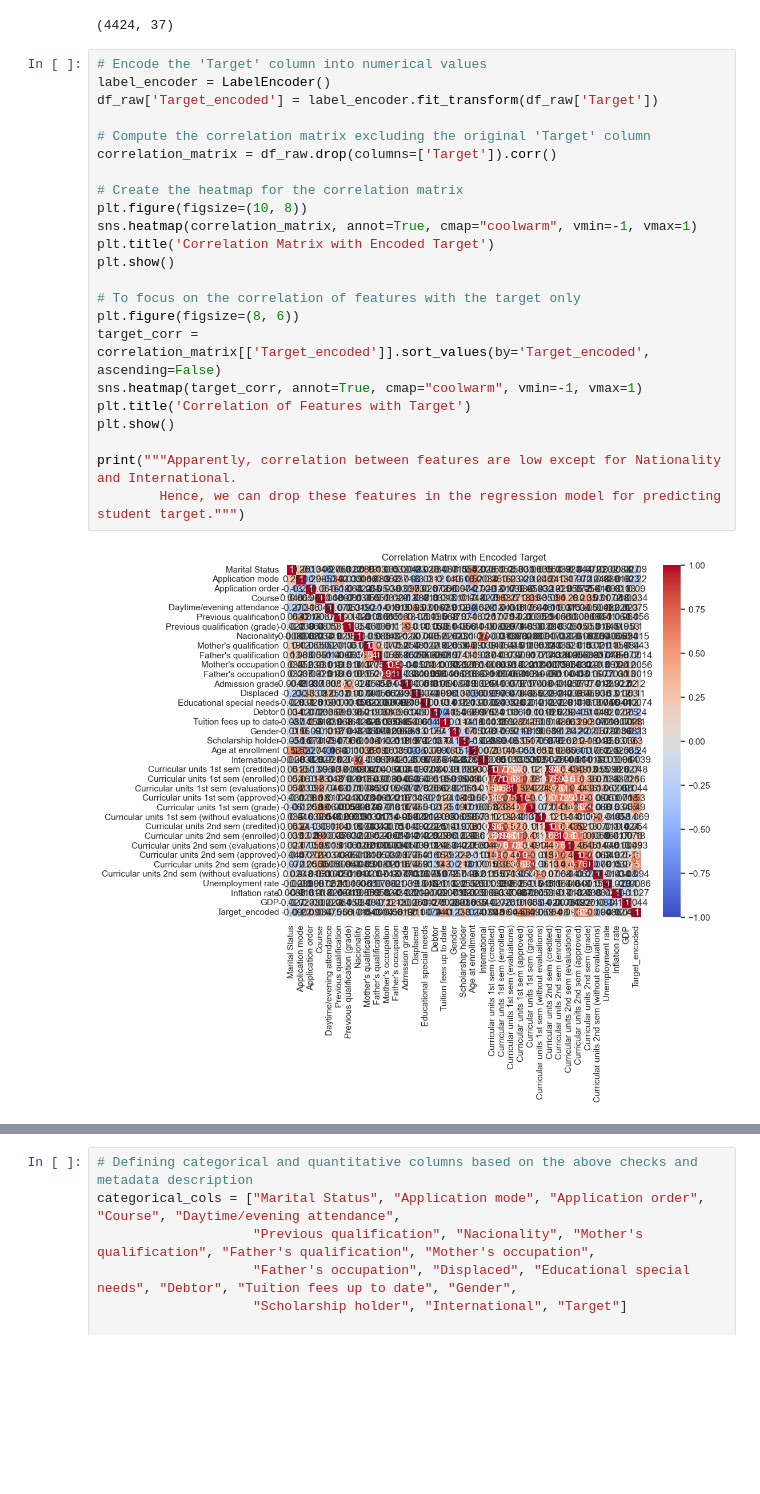
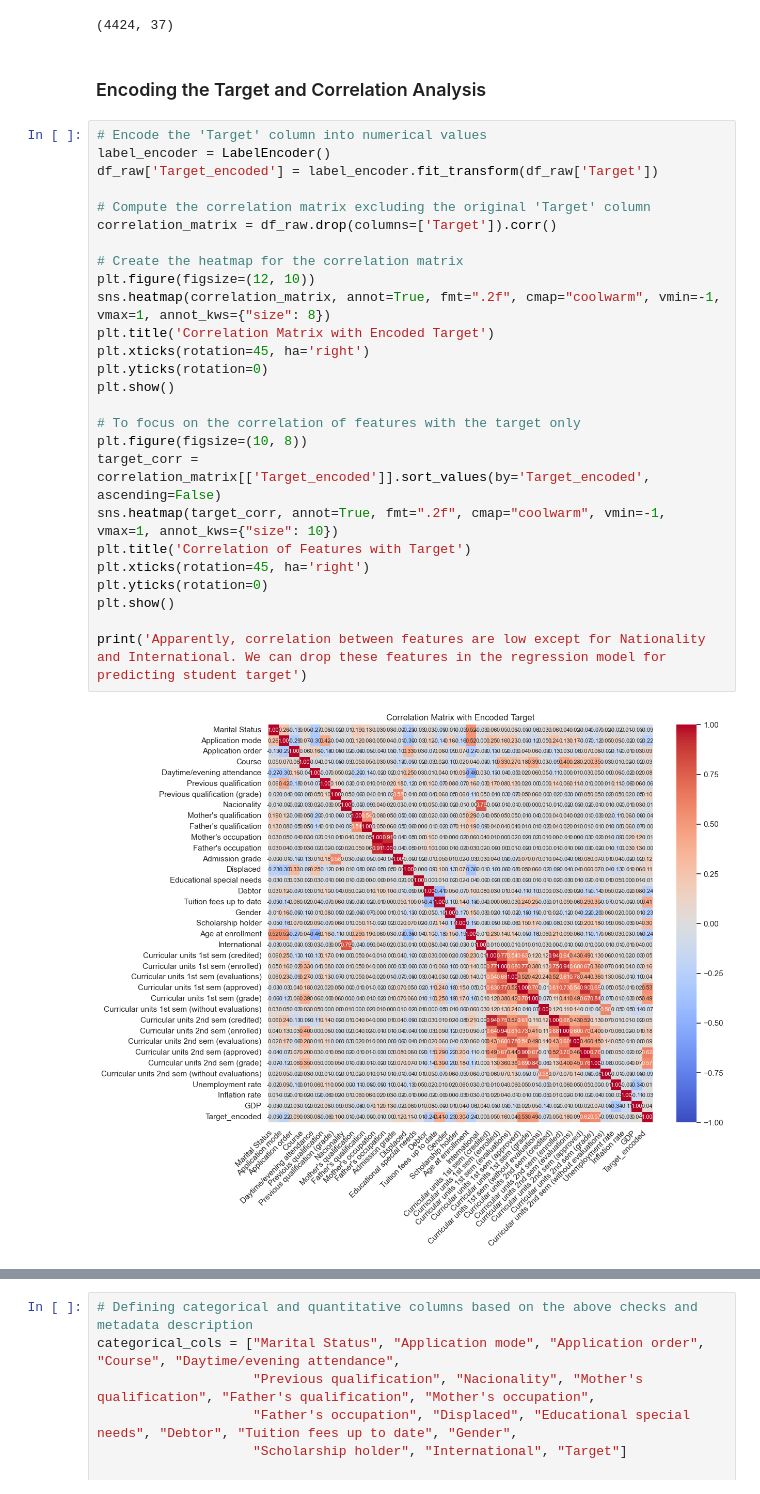
Before and after one commit to youssefhass/ml-predict-student-dropout, a Jupyter notebook: 02_EDA_StudentsDropout.ipynb, the cells around one changed output, grey strips where cells are left out. Cells and saved outputs as stored; diff of their text form; blank space fills up the shorter version.

```diff
--- a/02_EDA_StudentsDropout.ipynb
+++ b/02_EDA_StudentsDropout.ipynb
@@ -66,28 +49,33 @@ df_raw.shape  # Returns a tuple representing the dimensionality of the DataFrame
 | 4 | 2 | 39 | 1 | 8014 | 0 | ... |
 5 rows × 37 columns
 (4424, 37)
+# %% [markdown]
+### Encoding the Target and Correlation Analysis
 # %%
 # Encode the 'Target' column into numerical values
 label_encoder = LabelEncoder()
 df_raw['Target_encoded'] = label_encoder.fit_transform(df_raw['Target'])
 
 # Compute the correlation matrix excluding the original 'Target' column
 correlation_matrix = df_raw.drop(columns=['Target']).corr()
 
 # Create the heatmap for the correlation matrix
-plt.figure(figsize=(10, 8))
-sns.heatmap(correlation_matrix, annot=True, cmap="coolwarm", vmin=-1, vmax=1)
+plt.figure(figsize=(12, 10))
+sns.heatmap(correlation_matrix, annot=True, fmt=".2f", cmap="coolwarm", vmin=-1, vmax=1, annot_kws={"size": 8})
 plt.title('Correlation Matrix with Encoded Target')
+plt.xticks(rotation=45, ha='right')
+plt.yticks(rotation=0)
 plt.show()
 
 # To focus on the correlation of features with the target only
-plt.figure(figsize=(8, 6))
+plt.figure(figsize=(10, 8))
 target_corr = correlation_matrix[['Target_encoded']].sort_values(by='Target_encoded', ascending=False)
-sns.heatmap(target_corr, annot=True, cmap="coolwarm", vmin=-1, vmax=1)
+sns.heatmap(target_corr, annot=True, fmt=".2f", cmap="coolwarm", vmin=-1, vmax=1, annot_kws={"size": 10})
 plt.title('Correlation of Features with Target')
+plt.xticks(rotation=45, ha='right')
+plt.yticks(rotation=0)
 plt.show()
 
-print("""Apparently, correlation between features are low except for Nationality and International.
-        Hence, we can drop these features in the regression model for predicting student target.""")
+print('Apparently, correlation between features are low except for Nationality and International. We can drop these features in the regression model for predicting student target')
 # %% [output]
-[figure, old version]
+[figure, new version]
```
Also changed, not shown: parts of 36 cells of this notebook.
